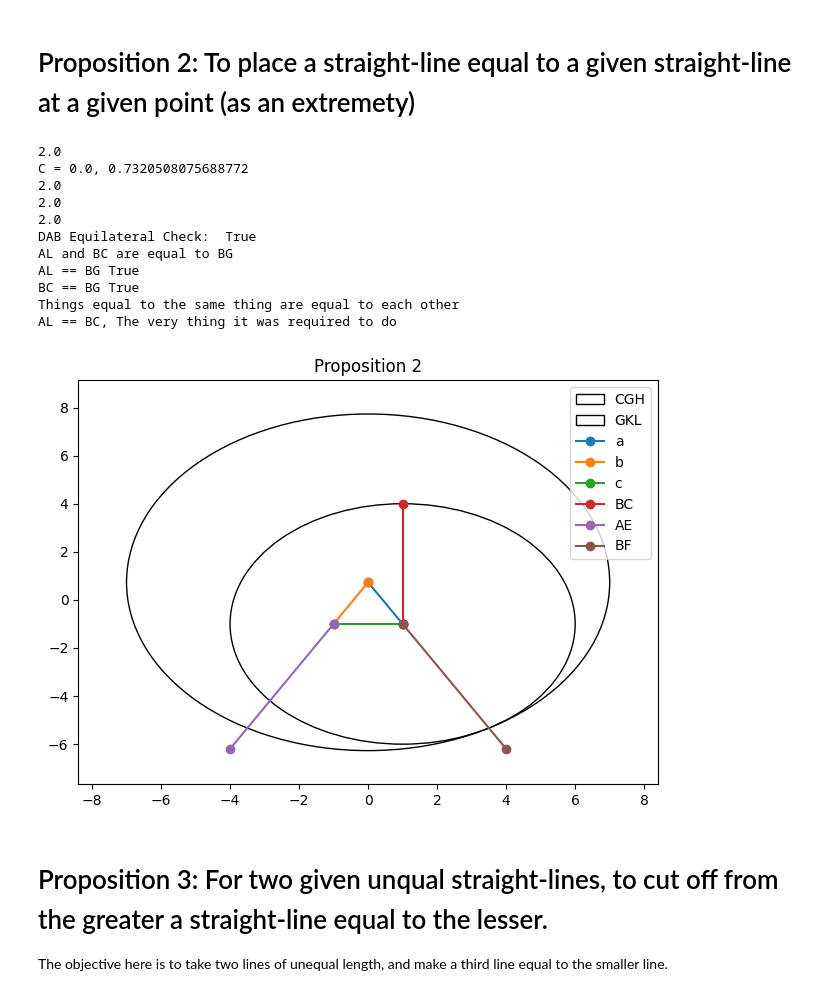
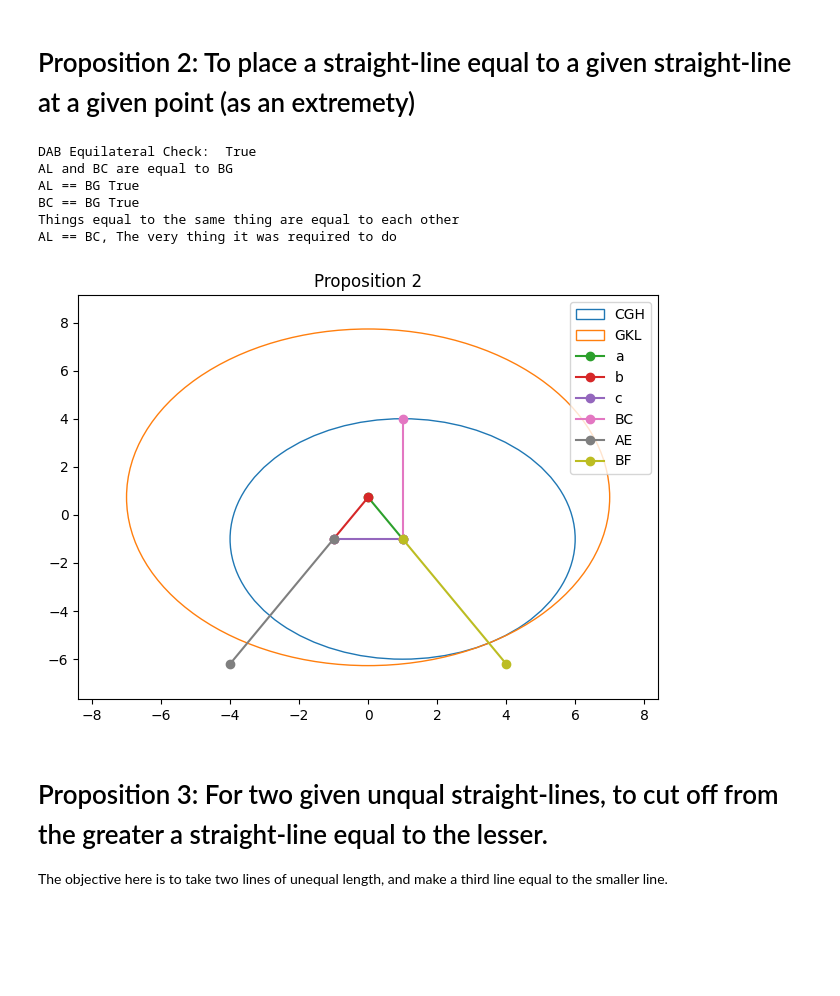
Before and after one commit to jon-bown/euclid, a Jupyter notebook: euclid_s_elements_book_1_prop_1_20.ipynb, the cells around one changed output. Saved outputs shown, nothing was run; the diff lists cells and outputs as text; code cells hidden in the pictures; blank space fills up the shorter version.

Commit message:
Upgraded plot_2d function, added unit test to last part of notebook

```diff
--- a/euclid_s_elements_book_1_prop_1_20.ipynb
+++ b/euclid_s_elements_book_1_prop_1_20.ipynb
@@ -445,15 +445,19 @@ class Triangle():
         return cls(CA, CB, AB)
     def __eq__(self, other):
         return self.a == other.a and self.b == other.b and self.c == other.c and self.alpha == other.alpha and self.beta == other.beta and self.gamma == other.gamma
-    def plot(self, title='', full=True, ax=None, annotate=True):
+    def plot(self, title='', full=True, ax=None, annotate=True, colors=None):
         #should be adapted to length of triangle
         centroid = ((self.A[0] + self.B[0] + self.C[0]) / 3, (self.A[1] + self.B[1] + self.C[1]) / 3)
-        if ax == None:
+        if ax is None:
           fig, ax = plt.subplots()
-        plt.plot([self.a.p1.x, self.a.p2.x], [self.a.p1.y, self.a.p2.y], marker='o', label='a')
-        plt.plot([self.b.p1.x, self.b.p2.x], [self.b.p1.y, self.b.p2.y], marker='o', label='b')
-        plt.plot([self.c.p1.x, self.c.p2.x], [self.c.p1.y, self.c.p2.y], marker='o', label='c')
-
+        if colors is None:
+          plt.plot([self.a.p1.x, self.a.p2.x], [self.a.p1.y, self.a.p2.y], marker='o', label='a')
+          plt.plot([self.b.p1.x, self.b.p2.x], [self.b.p1.y, self.b.p2.y], marker='o', label='b')
+          plt.plot([self.c.p1.x, self.c.p2.x], [self.c.p1.y, self.c.p2.y], marker='o', label='c')
+        elif len(colors) == 3:
+          plt.plot([self.a.p1.x, self.a.p2.x], [self.a.p1.y, self.a.p2.y], marker='o', label='a', color=colors[0])
+          plt.plot([self.b.p1.x, self.b.p2.x], [self.b.p1.y, self.b.p2.y], marker='o', label='b', color=colors[1])
+          plt.plot([self.c.p1.x, self.c.p2.x], [self.c.p1.y, self.c.p2.y], marker='o', label='c', color=colors[2])
         if ax != None and annotate:
           ax.annotate('C', self.C, get_offset(centroid, self.C), fontsize=12)
           ax.annotate('A', self.A, get_offset(centroid, self.A), fontsize=12)
@@ -467,7 +471,7 @@ class Triangle():
     def check_angles(self):
         return self.beta + self.alpha + self.gamma
 # %%
-def plot_2d(objs, names, colors=[], annotate=True, edge=0.1, size=5, title='', legend_loc='upper right'):
+def plot_2d(objs, names, annotate=True, edge=0.1, size=5, title='', legend_loc='upper right'):
     """
     Plot 2D Euclid Elements
 
@@ -478,12 +482,15 @@ def plot_2d(objs, names, colors=[], annotate=True, edge=0.1, size=5, title='', l
     colors = List of colors applied to each object
 
     """
+    #Simply color cyle used because we won't have many objects on a plot at once
+    color_cycle = plt.rcParams['axes.prop_cycle'].by_key()['color']
+    color_index = 0
     #figsize=(size, size)
     fig, ax = plt.subplots()
     min_x, max_x, min_y, max_y = None, None, None, None
     for i, obj in enumerate(objs):
         if isinstance(obj, Circle2E):
-            circle1=plt.Circle((obj.c.x, obj.c.y), obj.r, fill=False, label=names[i])
+            circle1=plt.Circle((obj.c.x, obj.c.y), obj.r, fill=False, label=names[i], color=color_cycle[color_index])
             plt.gca().add_artist(circle1)
 
             #adjust boundaries
@@ -492,7 +499,7 @@ def plot_2d(objs, names, colors=[], annotate=True, edge=0.1, size=5, title='', l
             min_y = min(min_y, obj.c.y - obj.r) if min_y is not None else obj.c.y - obj.r
             max_y = max(max_y, obj.c.y + obj.r) if max_y is not None else obj.c.y + obj.r
         elif isinstance(obj, Line2):
-            plt.plot([obj.p1.x, obj.p2.x], [obj.p1.y, obj.p2.y], marker='o', label=names[i])
+            plt.plot([obj.p1.x, obj.p2.x], [obj.p1.y, obj.p2.y], marker='o', label=names[i], color=color_cycle[color_index])
             if len(names[i]) > 1 and annotate:
               ax.annotate(names[i][0], (obj.p1.x-0.15, obj.p1.y-0.03), fontsize=14)
               ax.annotate(names[i][1], (obj.p2.x+0.03, obj.p2.y-0.03), fontsize=14)
@@ -503,15 +510,20 @@ def plot_2d(objs, names, colors=[], annotate=True, edge=0.1, size=5, title='', l
             min_y = min(min_y, obj.p1.y, obj.p2.y) if min_y is not None else min(obj.p1.y, obj.p2.y)
             max_y = max(max_y, obj.p1.y, obj.p2.y) if max_y is not None else max(obj.p1.y, obj.p2.y)
         elif isinstance(obj, Triangle):
-            obj.plot(full=False, ax=ax, annotate=annotate)
+            colors = []
+            for i in range(3):
+              colors.append(color_cycle[color_index])
+              color_index = (color_index + 1) % len(color_cycle)
+            obj.plot(full=False, ax=ax, annotate=annotate, colors=colors)
 
 
             min_x = min(min_x, obj.min_x) if min_x is not None else obj.min_x
             max_x = max(max_x, obj.max_x) if max_x is not None else obj.max_x
             min_y = min(min_y, obj.min_y) if min_y is not None else obj.min_y
             max_y = max(max_y, obj.max_y) if max_y is not None else obj.max_y
-            continue
-        #TODO: Add point compatibility
+        elif isinstance(obj, Point2):
+          plt.scatter(obj.x, obj.y, label=names[i], color=color_cycle[color_index])
+        color_index = (color_index + 1) % len(color_cycle)
     plt.title(title)
     plt.axis([min_x - edge*(max_x-min_x), max_x + edge*(max_x-min_x), min_y - edge*(max_y-min_y), max_y + edge*(max_y-min_y)])
     plt.legend(loc=legend_loc)
@@ -613,11 +621,6 @@ prop2_cond = A.distance(L) == B.distance(C)
 if prop2_cond:
   print("AL == BC, The very thing it was required to do")
 # %% [output]
-2.0
-C = 0.0, 0.7320508075688772
-2.0
-2.0
-2.0
 DAB Equilateral Check:  True
 AL and BC are equal to BG
 AL == BG True
@@ -625,9 +628,9 @@ BC == BG True
 Things equal to the same thing are equal to each other
 AL == BC, The very thing it was required to do
 # %%
-plot_2d([CGH, GKL, DAB, BC, AE, BF], ['CGH','GKL','DAB', 'BC', 'AE', 'BF'], colors=['red', 'blue', 'green', 'orange', 'purple', 'cyan'], title='Proposition 2', annotate=False)
+plot_2d([CGH, GKL, DAB, BC, AE, BF], ['CGH','GKL','DAB', 'BC', 'AE', 'BF'], title='Proposition 2', annotate=False)
 # %% [output]
-[figure, old version]
+[figure, new version]
 # %% [markdown]
 # Proposition 3: For two given unqual straight-lines, to cut off from the greater a straight-line equal to the lesser.
 
```
Also changed, not shown: parts of 16 cells of this notebook.
